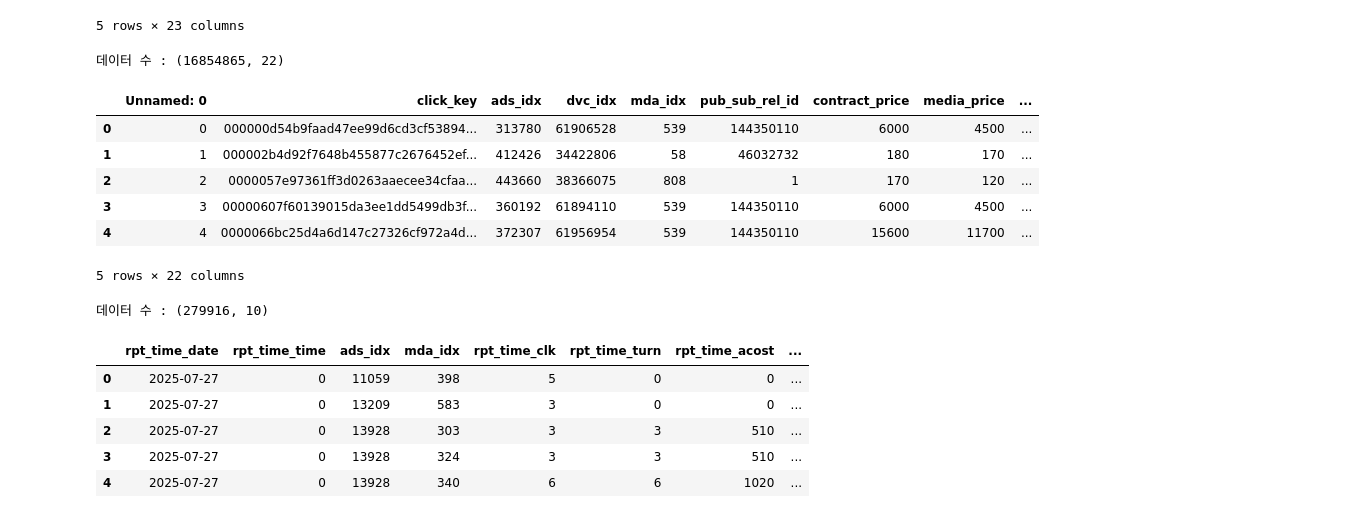
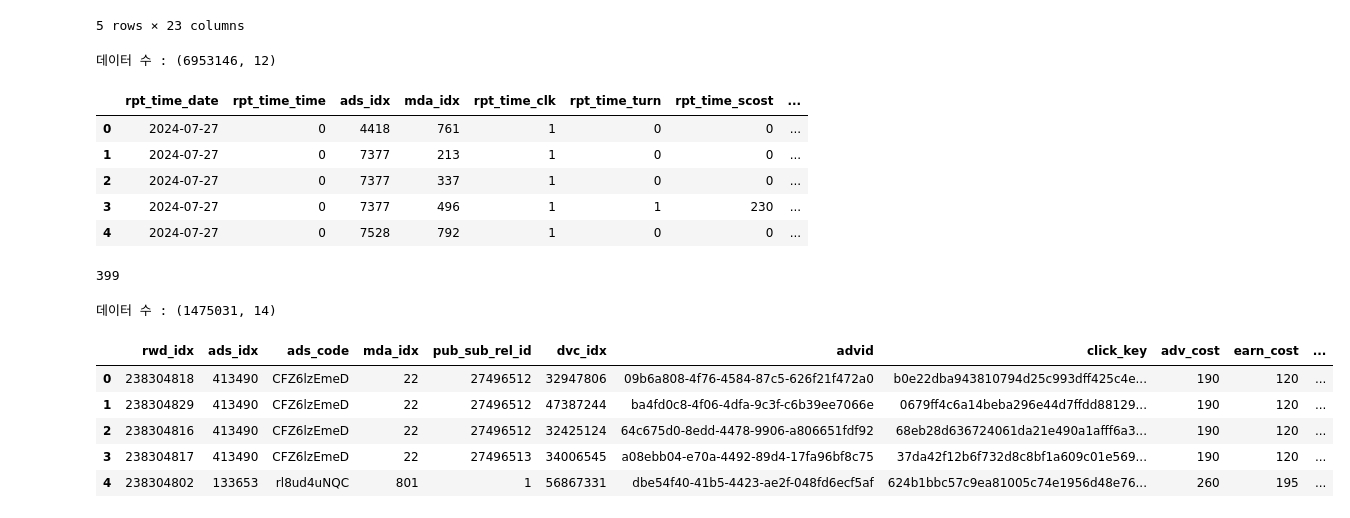
Before and after one commit to sese7414/reward_ads_project, a Jupyter notebook: ming/clust_1.ipynb, the cells around one changed output. Cells and saved outputs as stored; diff of their text form; code cells hidden in the pictures.

```diff
--- a/ming/clust_1.ipynb
+++ b/ming/clust_1.ipynb
@@ -70,29 +93,32 @@ domain.head()
 | 4 | 4 | 9716 | NwZZq45Kgb | 6 | 10 | 3 | 8 | 베이비러브 참여 신청 | https://nextapps-nas.aws.appang.k... | ... |
 5 rows × 23 columns
 # %%
-part_earn = pd.read_csv('/Users/sparta/Documents/GitHub/final_project/data/참여적립조인.csv')
-print(f"데이터 수 : {part_earn.shape}")
-part_earn.head()
+ads_timee = pd.read_csv('/Users/sparta/Documents/GitHub/final_project/data/시간별적립보고서_1년치.csv')
+print(f"데이터 수 : {ads_timee.shape}")
+ads_timee.head()
 # %% [output]
-데이터 수 : (16854865, 22)
+데이터 수 : (6953146, 12)
-|  | Unnamed: 0 | click_key | ads_idx | dvc_idx | mda_idx | pub_sub_rel_id | contract_price | media_price | ... |
-| 0 | 0 | 000000d54b9faad47ee99d6cd3cf53894... | 313780 | 61906528 | 539 | 144350110 | 6000 | 4500 | ... |
-| 1 | 1 | 000002b4d92f7648b455877c2676452ef... | 412426 | 34422806 | 58 | 46032732 | 180 | 170 | ... |
-| 2 | 2 | 0000057e97361ff3d0263aaecee34cfaa... | 443660 | 38366075 | 808 | 1 | 170 | 120 | ... |
-| 3 | 3 | 00000607f60139015da3ee1dd5499db3f... | 360192 | 61894110 | 539 | 144350110 | 6000 | 4500 | ... |
-| 4 | 4 | 0000066bc25d4a6d147c27326cf972a4d... | 372307 | 61956954 | 539 | 144350110 | 15600 | 11700 | ... |
+|  | rpt_time_date | rpt_time_time | ads_idx | mda_idx | rpt_time_clk | rpt_time_turn | rpt_time_scost | ... |
+| 0 | 2024-07-27 | 0 | 4418 | 761 | 1 | 0 | 0 | ... |
+| 1 | 2024-07-27 | 0 | 7377 | 213 | 1 | 0 | 0 | ... |
+| 2 | 2024-07-27 | 0 | 7377 | 337 | 1 | 0 | 0 | ... |
+| 3 | 2024-07-27 | 0 | 7377 | 496 | 1 | 1 | 230 | ... |
+| 4 | 2024-07-27 | 0 | 7528 | 792 | 1 | 0 | 0 | ... |
-5 rows × 22 columns
+# %%
+ads_time["rpt_time_date"].nunique()
+# %% [output]
+399
 # %%
-ads_timee = pd.read_csv('/Users/sparta/Documents/GitHub/final_project/data/수정_시간별적립보고서(최종).csv')
-print(f"데이터 수 : {ads_timee.shape}")
-ads_timee.head()
+ads_rwd = pd.read_csv('/Users/sparta/Documents/GitHub/final_project/data/수정_광고적립.csv')
+print(f"데이터 수 : {ads_rwd.shape}")
+ads_rwd.head()
 # %% [output]
-데이터 수 : (279916, 10)
+데이터 수 : (1475031, 14)
-|  | rpt_time_date | rpt_time_time | ads_idx | mda_idx | rpt_time_clk | rpt_time_turn | rpt_time_acost | ... |
-| 0 | 2025-07-27 | 0 | 11059 | 398 | 5 | 0 | 0 | ... |
-| 1 | 2025-07-27 | 0 | 13209 | 583 | 3 | 0 | 0 | ... |
-| 2 | 2025-07-27 | 0 | 13928 | 303 | 3 | 3 | 510 | ... |
-| 3 | 2025-07-27 | 0 | 13928 | 324 | 3 | 3 | 510 | ... |
-| 4 | 2025-07-27 | 0 | 13928 | 340 | 6 | 6 | 1020 | ... |
+|  | rwd_idx | ads_idx | ads_code | mda_idx | pub_sub_rel_id | dvc_idx | advid | click_key | adv_cost | earn_cost | ... |
+| 0 | 238304818 | 413490 | CFZ6lzEmeD | 22 | 27496512 | 32947806 | 09b6a808-4f76-4584-87c5-626f21f472a0 | b0e22dba943810794d25c993dff425c4e... | 190 | 120 | ... |
+| 1 | 238304829 | 413490 | CFZ6lzEmeD | 22 | 27496512 | 47387244 | ba4fd0c8-4f06-4dfa-9c3f-c6b39ee7066e | 0679ff4c6a14beba296e44d7ffdd88129... | 190 | 120 | ... |
+| 2 | 238304816 | 413490 | CFZ6lzEmeD | 22 | 27496512 | 32425124 | 64c675d0-8edd-4478-9906-a806651fdf92 | 68eb28d636724061da21e490a1afff6a3... | 190 | 120 | ... |
+| 3 | 238304817 | 413490 | CFZ6lzEmeD | 22 | 27496513 | 34006545 | a08ebb04-e70a-4492-89d4-17fa96bf8c75 | 37da42f12b6f732d8c8bf1a609c01e569... | 190 | 120 | ... |
+| 4 | 238304802 | 133653 | rl8ud4uNQC | 801 | 1 | 56867331 | dbe54f40-41b5-4423-ae2f-048fd6ecf5af | 624b1bbc57c9ea81005c74e1956d48e76... | 260 | 195 | ... |
 # %%
 ads_info = ads_info.merge(domain[['ads_idx', 'domain']], on='ads_idx', how='left')
```
Also changed, not shown: parts of 127 cells of this notebook.
